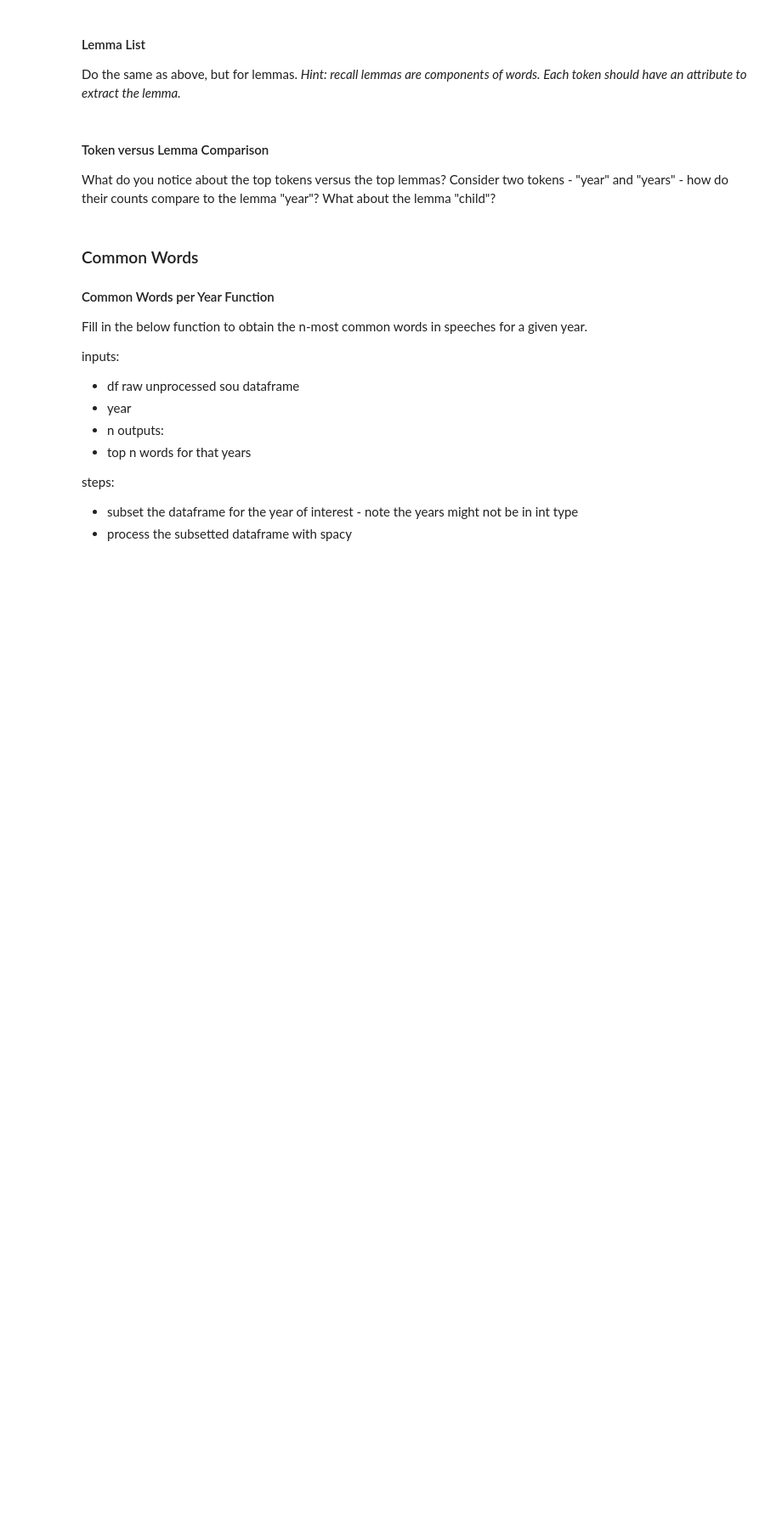
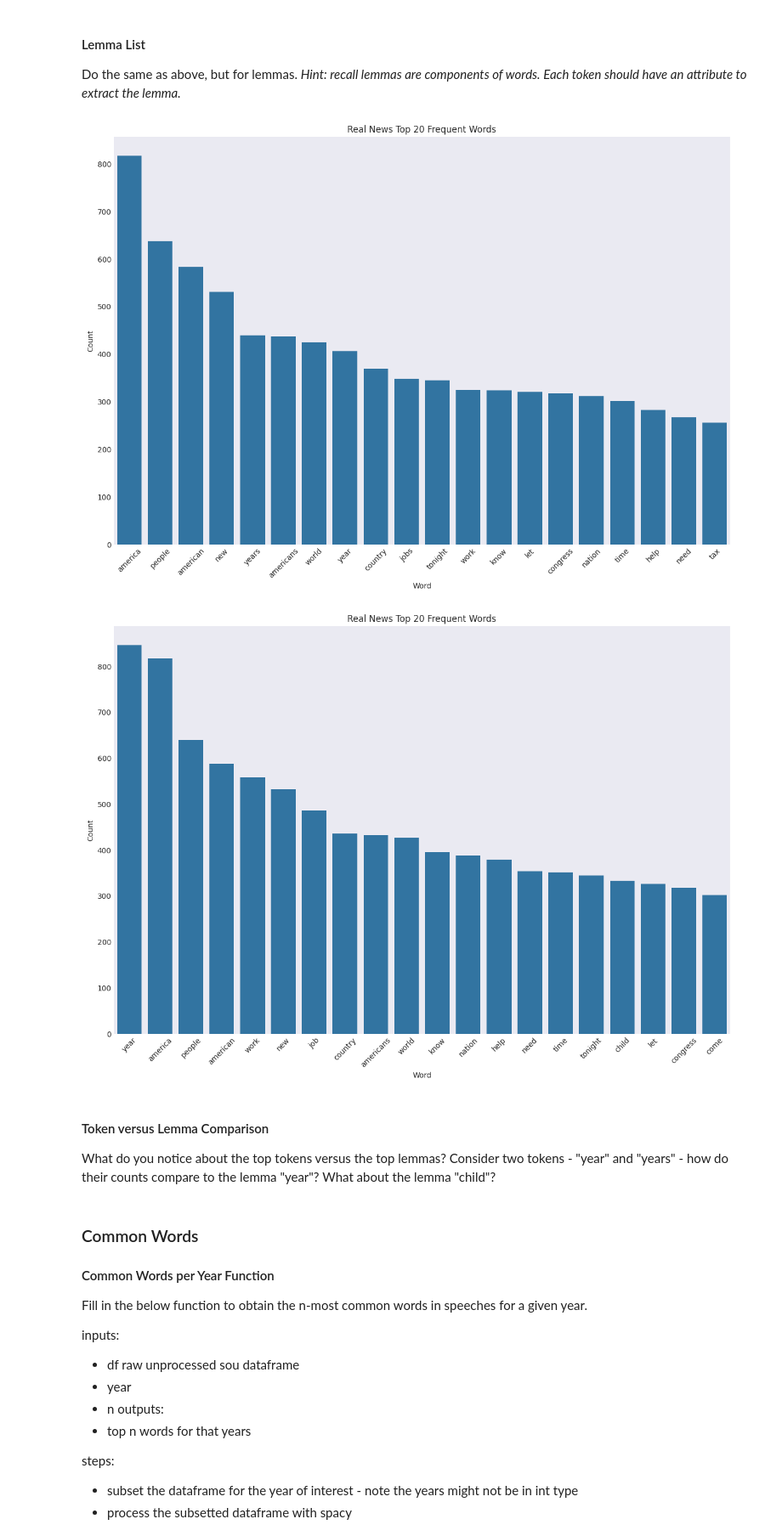
Before and after one commit to UCB-stat-159-f25/proj02-group08, a Jupyter notebook: notebooks/nlp-P02.ipynb, the cells around one changed output. Shown at 85% size. Saved outputs shown, nothing was run; the diff lists cells and outputs as text; code cells hidden in the pictures; blank space fills up the shorter version.

```diff
--- a/notebooks/nlp-P02.ipynb
+++ b/notebooks/nlp-P02.ipynb
@@ -271,6 +269,20 @@ sou_step06_year_2000_above_lemmas = [token.lemma_.lower() for doc in sou_step02_
                                      if not token.is_stop and not token.is_punct and not token.is_space]
 # TODO: save to data/01_processed
 sou_step06_year_2000_above_lemmas;
+# %%
+sou_step07_year_2000_above_lemmas_count = Counter(sou_step06_year_2000_above_lemmas)
+sou_step07_year_2000_above_lemmas_count
+
+# TODO: save to data/01_processed
+sou_step08_year_2000_above_lemmas_top20 = sou_step07_year_2000_above_lemmas_count.most_common(20)
+sou_step08_year_2000_above_lemmas_top20 = pd.DataFrame(sou_step08_year_2000_above_lemmas_top20, columns=["Word", "Count"])
+# %%
+plot_top20(token_counts=sou_step05_year_2000_above_tokens_top20)
+
+plot_top20(token_counts=sou_step08_year_2000_above_lemmas_top20)
+# %% [output]
+[figure, added]
+[figure, added]
 # %% [markdown]
 #### Token versus Lemma Comparison
 
```
Also changed, not shown: parts of 5 cells of this notebook.
